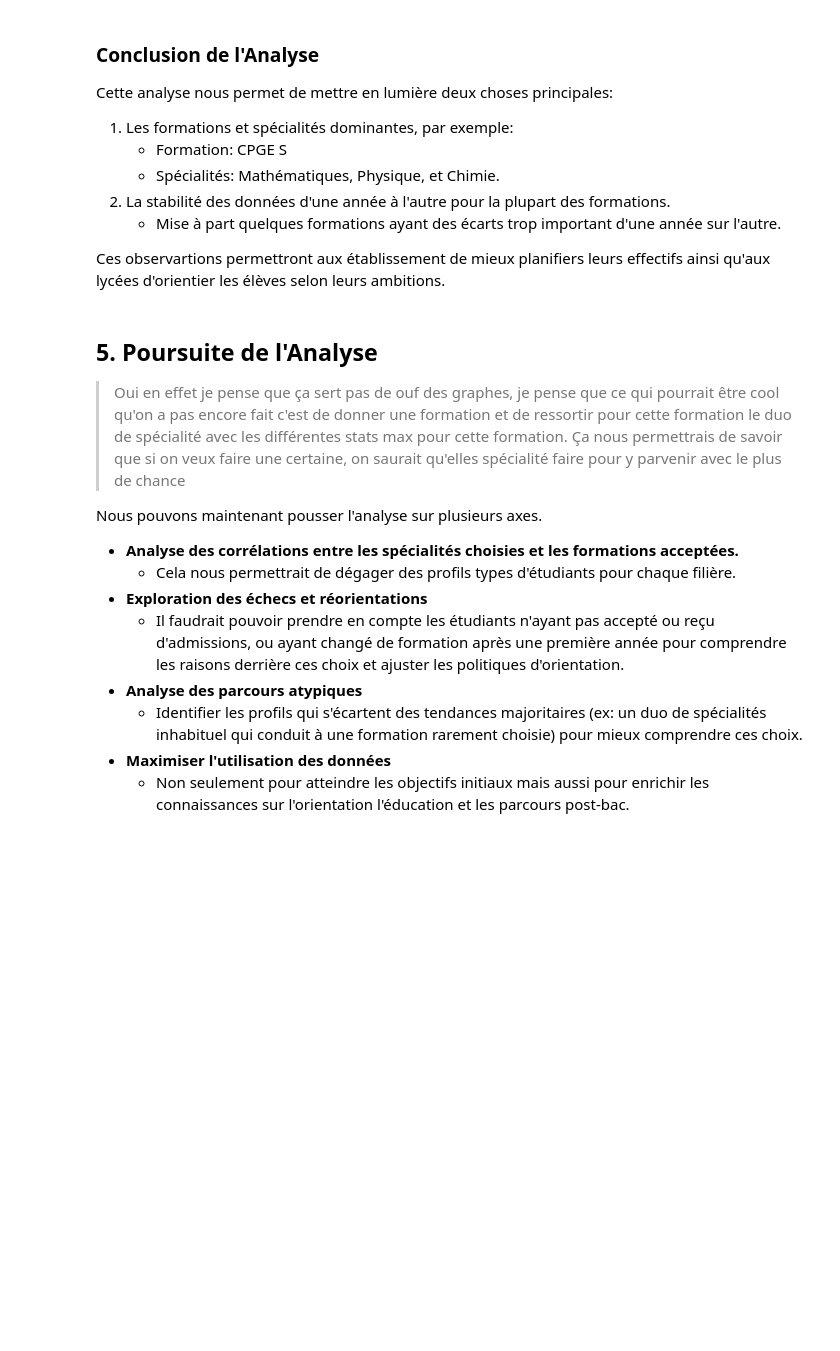
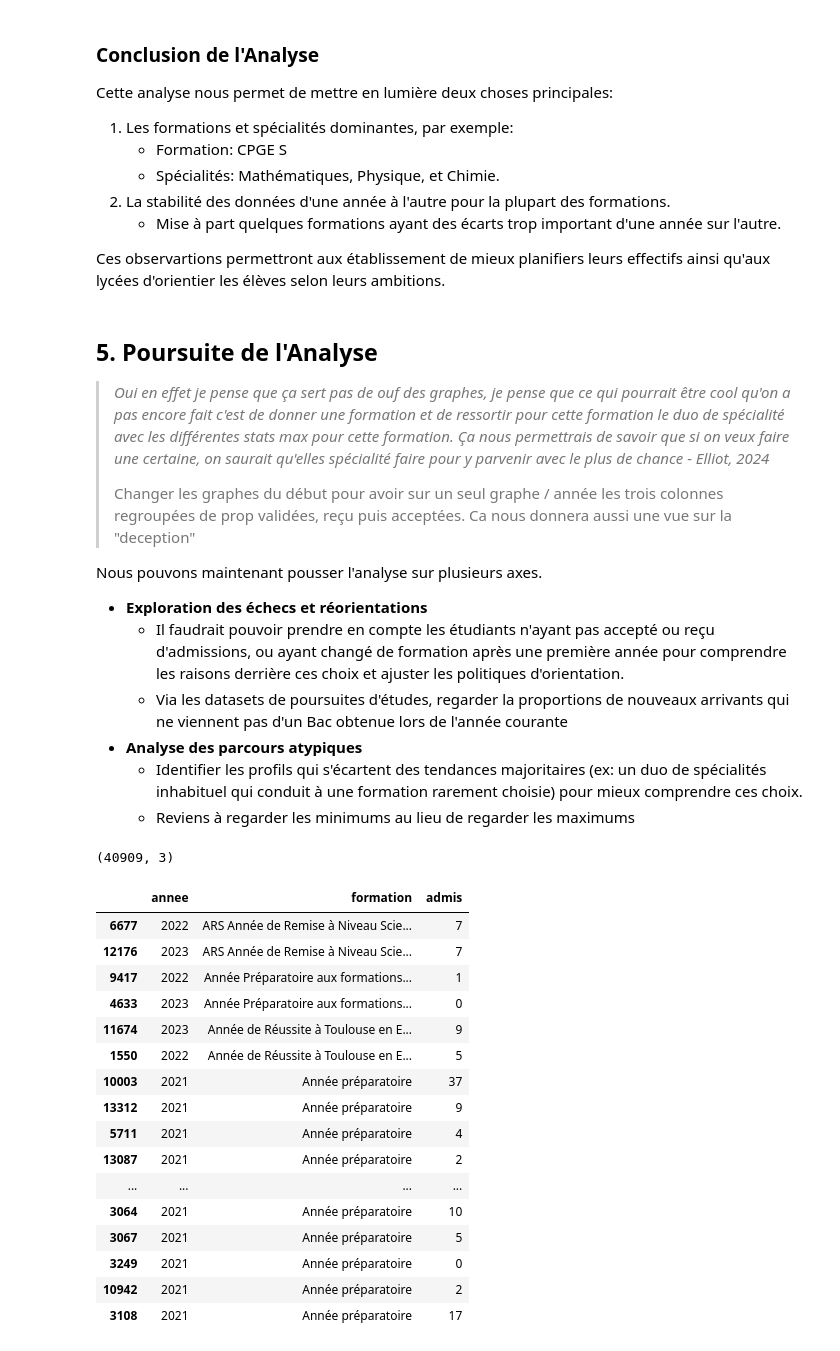
Before and after one commit to vraus/Projet_FDD, a Jupyter notebook: main.ipynb, the cells around one changed output. Drawn from its saved outputs; the diff is of its cells as text; code cells hidden in the pictures; blank space fills up the shorter version.

```diff
--- a/main.ipynb
+++ b/main.ipynb
@@ -434,15 +434,53 @@ Ces observartions permettront aux établissement de mieux planifiers leurs effec
 # %% [markdown]
 ## 5. Poursuite de l'Analyse
 
-> Oui en effet je pense que ça sert pas de ouf des graphes, je pense que ce qui pourrait être cool qu'on a pas encore fait c'est de donner une formation et de ressortir pour cette formation le duo de spécialité avec les différentes stats max pour cette formation. Ça nous permettrais de savoir que si on veux faire une certaine, on saurait qu'elles spécialité faire pour y parvenir avec le plus de chance
+> *Oui en effet je pense que ça sert pas de ouf des graphes, je pense que ce qui pourrait être cool qu'on a pas encore fait c'est de donner une formation et de ressortir pour cette formation le duo de spécialité avec les différentes stats max pour cette formation. Ça nous permettrais de savoir que si on veux faire une certaine, on saurait qu'elles spécialité faire pour y parvenir avec le plus de chance - Elliot, 2024*
+>
+> Changer les graphes du début pour avoir sur un seul graphe / année les trois colonnes regroupées de prop validées, reçu puis acceptées. Ca nous donnera aussi une vue sur la "deception"
 
 Nous pouvons maintenant pousser l'analyse sur plusieurs axes.
 
-- **Analyse des corrélations entre les spécialités choisies et les formations acceptées.**
-    - Cela nous permettrait de dégager des profils types d'étudiants pour chaque filière.
 - **Exploration des échecs et réorientations**
     - Il faudrait pouvoir prendre en compte les étudiants n'ayant pas accepté ou reçu d'admissions, ou ayant changé de formation après une première année pour comprendre les raisons derrière ces choix et ajuster les politiques d'orientation.
+    - Via les datasets de poursuites d'études, regarder la proportions de nouveaux arrivants qui ne viennent pas d'un Bac obtenue lors de l'année courante
 - **Analyse des parcours atypiques**
     - Identifier les profils qui s'écartent des tendances majoritaires (ex: un duo de spécialités inhabituel qui conduit à une formation rarement choisie) pour mieux comprendre ces choix.
-- **Maximiser l'utilisation des données**
-    - Non seulement pour atteindre les objectifs initiaux mais aussi pour enrichir les connaissances sur l'orientation l'éducation et les parcours post-bac.
+    - Reviens à regarder les minimums au lieu de regarder les maximums
+# %%
+df_reorientation2021 = pd.read_csv("datas/poursuites_reorientations_2021.csv",sep=";")
+df_reorientation2022 = pd.read_csv("datas/poursuites_reorientations_2022.csv",sep=";")
+df_reorientation2023 = pd.read_csv("datas/poursuites_reorientations_2023.csv",sep=";")
+# %%
+df_reorientation = pd.concat([df_reorientation2021,df_reorientation2022,df_reorientation2023])
+df_reorientation = df_reorientation[[
+    "Session",
+    "Filière de formation",
+    "Effectif des autres candidats admis"]]
+df_reorientation  = df_reorientation.rename(columns={
+    "Session":"annee",
+    "Filière de formation":"formation",
+    "Effectif des autres candidats admis":"admis"
+})
+df_reorientation.shape
+# %% [output]
+(40909, 3)
+# %%
+df_reorientation.sort_values(by="formation").head(20)
+# %% [output]
+|  | annee | formation | admis |
+| 6677 | 2022 | ARS Année de Remise à Niveau Scie... | 7 |
+| 12176 | 2023 | ARS Année de Remise à Niveau Scie... | 7 |
+| 9417 | 2022 | Année Préparatoire aux formations... | 1 |
+| 4633 | 2023 | Année Préparatoire aux formations... | 0 |
+| 11674 | 2023 | Année de Réussite à Toulouse en E... | 9 |
+| 1550 | 2022 | Année de Réussite à Toulouse en E... | 5 |
+| 10003 | 2021 | Année préparatoire | 37 |
+| 13312 | 2021 | Année préparatoire | 9 |
+| 5711 | 2021 | Année préparatoire | 4 |
+| 13087 | 2021 | Année préparatoire | 2 |
+| ... | ... | ... | ... |
+| 3064 | 2021 | Année préparatoire | 10 |
+| 3067 | 2021 | Année préparatoire | 5 |
+| 3249 | 2021 | Année préparatoire | 0 |
+| 10942 | 2021 | Année préparatoire | 2 |
+| 3108 | 2021 | Année préparatoire | 17 |
```
Also changed, not shown: parts of 3 cells of this notebook, 3 other files.
